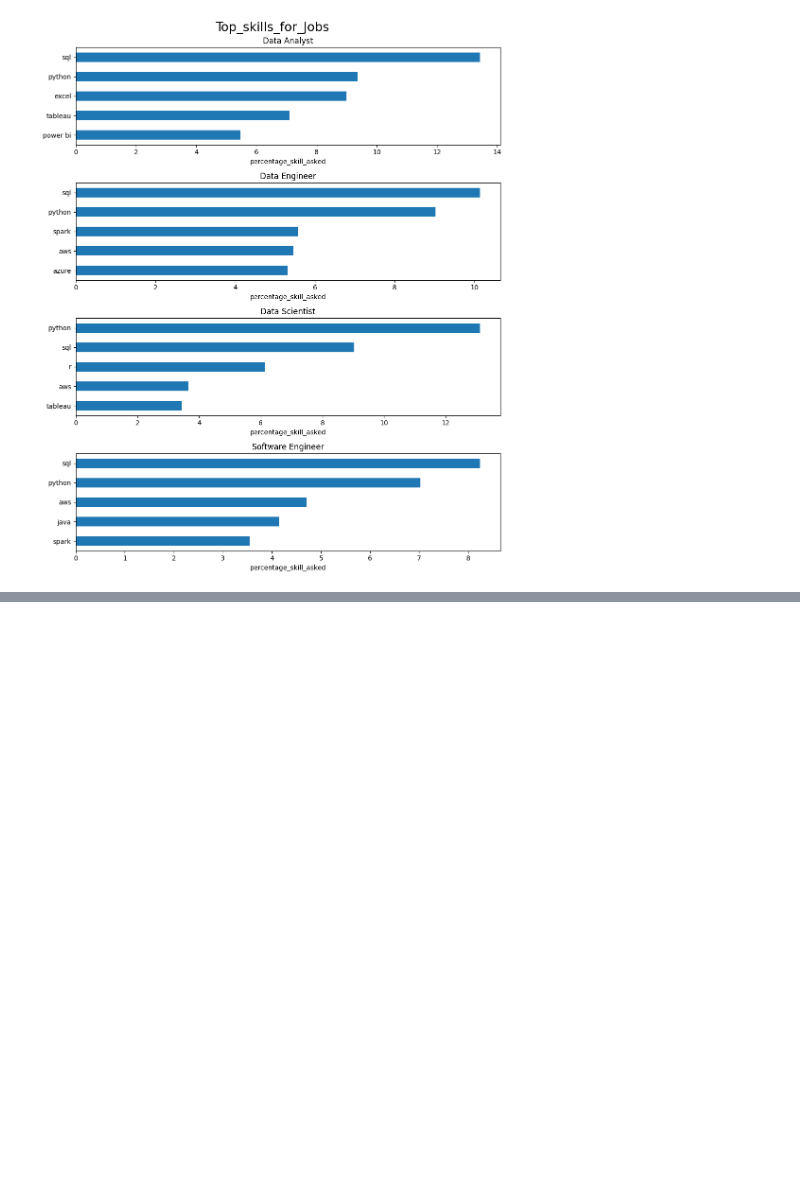
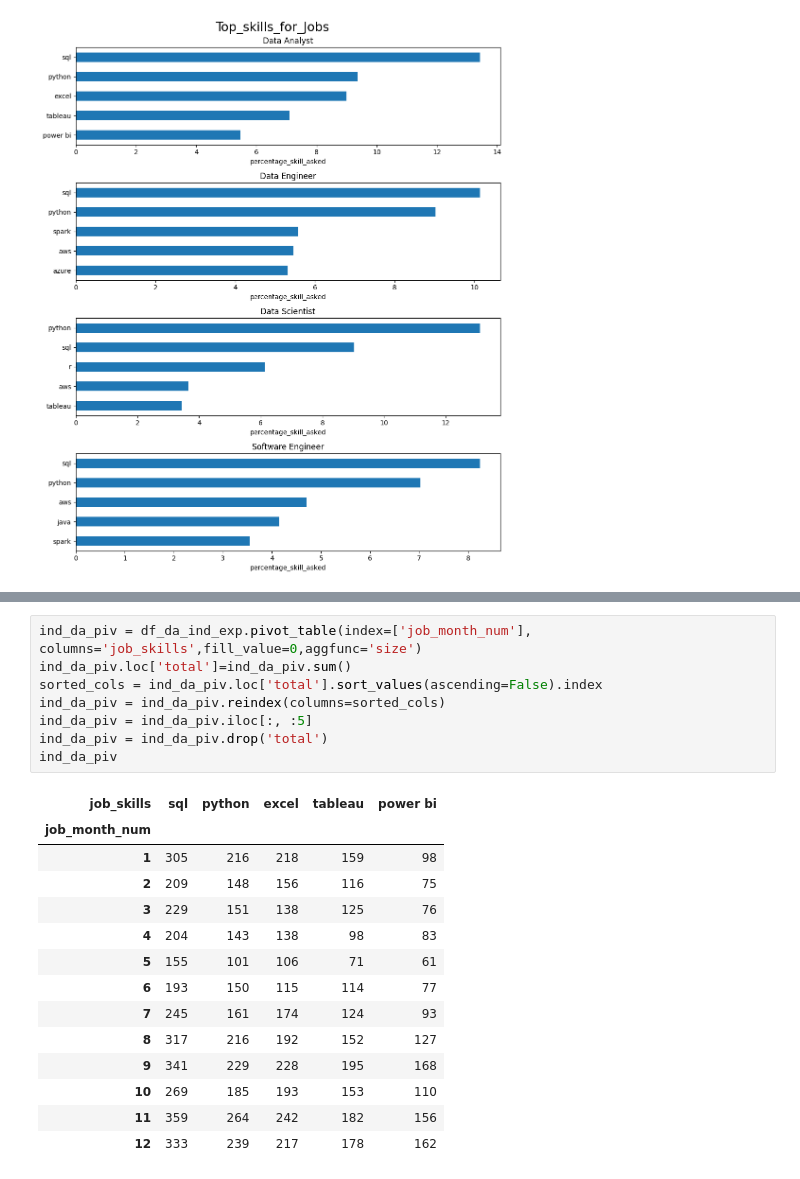
Before and after one commit to Mugundh97B/datajobs_da, a Jupyter notebook: pr1.ipynb, the cells around one changed output, grey strips where cells are left out. Drawn from its saved outputs; the diff is of its cells as text; blank space fills up the shorter version.

```diff
--- a/pr1.ipynb
+++ b/pr1.ipynb
@@ -280,0 +309,23 @@ plt.show()
+# %%
+ind_da_piv = df_da_ind_exp.pivot_table(index=['job_month_num'], columns='job_skills',fill_value=0,aggfunc='size')
+ind_da_piv.loc['total']=ind_da_piv.sum()
+sorted_cols = ind_da_piv.loc['total'].sort_values(ascending=False).index
+ind_da_piv = ind_da_piv.reindex(columns=sorted_cols)
+ind_da_piv = ind_da_piv.iloc[:, :5]
+ind_da_piv = ind_da_piv.drop('total')
+ind_da_piv
+# %% [output]
+| job_skills | sql | python | excel | tableau | power bi |
+| job_month_num |  |  |  |  |  |
+| 1 | 305 | 216 | 218 | 159 | 98 |
+| 2 | 209 | 148 | 156 | 116 | 75 |
+| 3 | 229 | 151 | 138 | 125 | 76 |
+| 4 | 204 | 143 | 138 | 98 | 83 |
+| 5 | 155 | 101 | 106 | 71 | 61 |
+| 6 | 193 | 150 | 115 | 114 | 77 |
+| 7 | 245 | 161 | 174 | 124 | 93 |
+| 8 | 317 | 216 | 192 | 152 | 127 |
+| 9 | 341 | 229 | 228 | 195 | 168 |
+| 10 | 269 | 185 | 193 | 153 | 110 |
+| 11 | 359 | 264 | 242 | 182 | 156 |
+| 12 | 333 | 239 | 217 | 178 | 162 |
```
Also changed, not shown: parts of 5 cells of this notebook, 2 other files.
